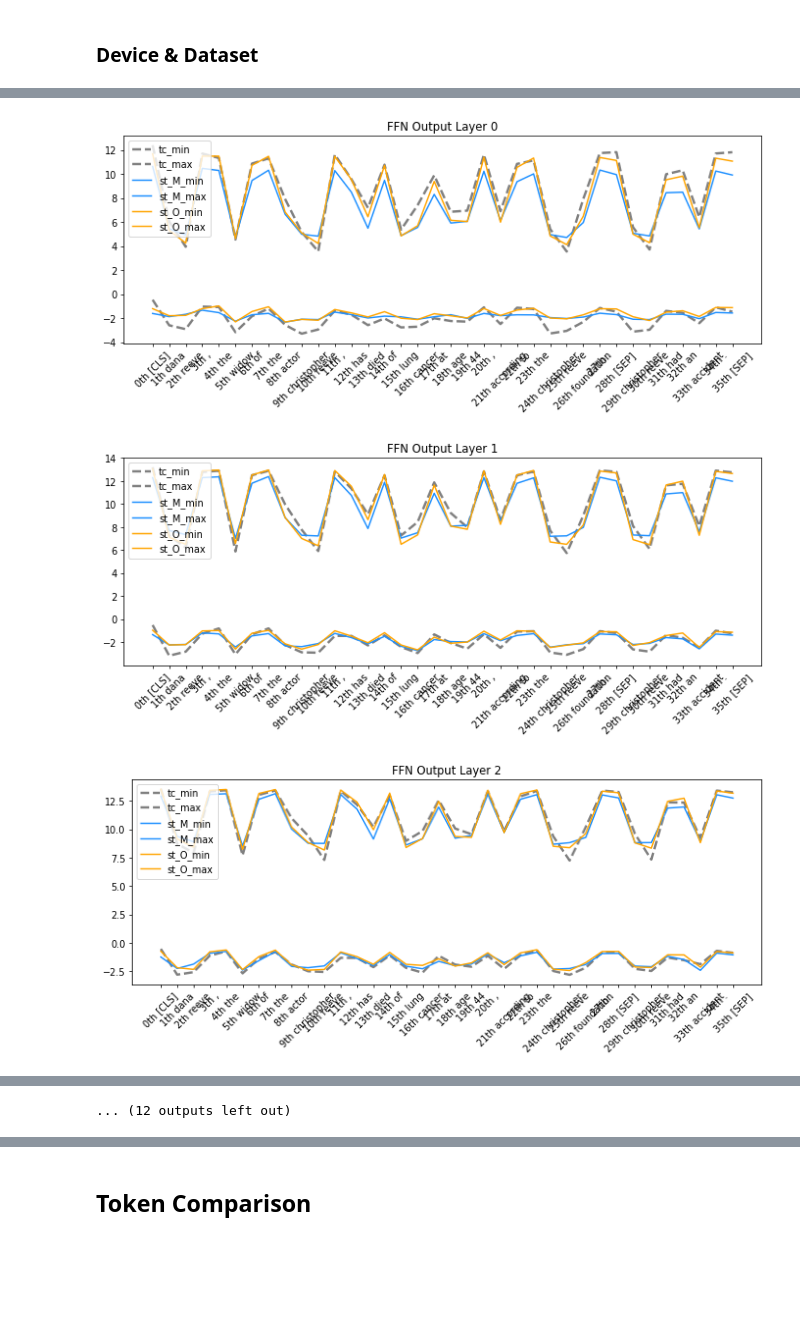
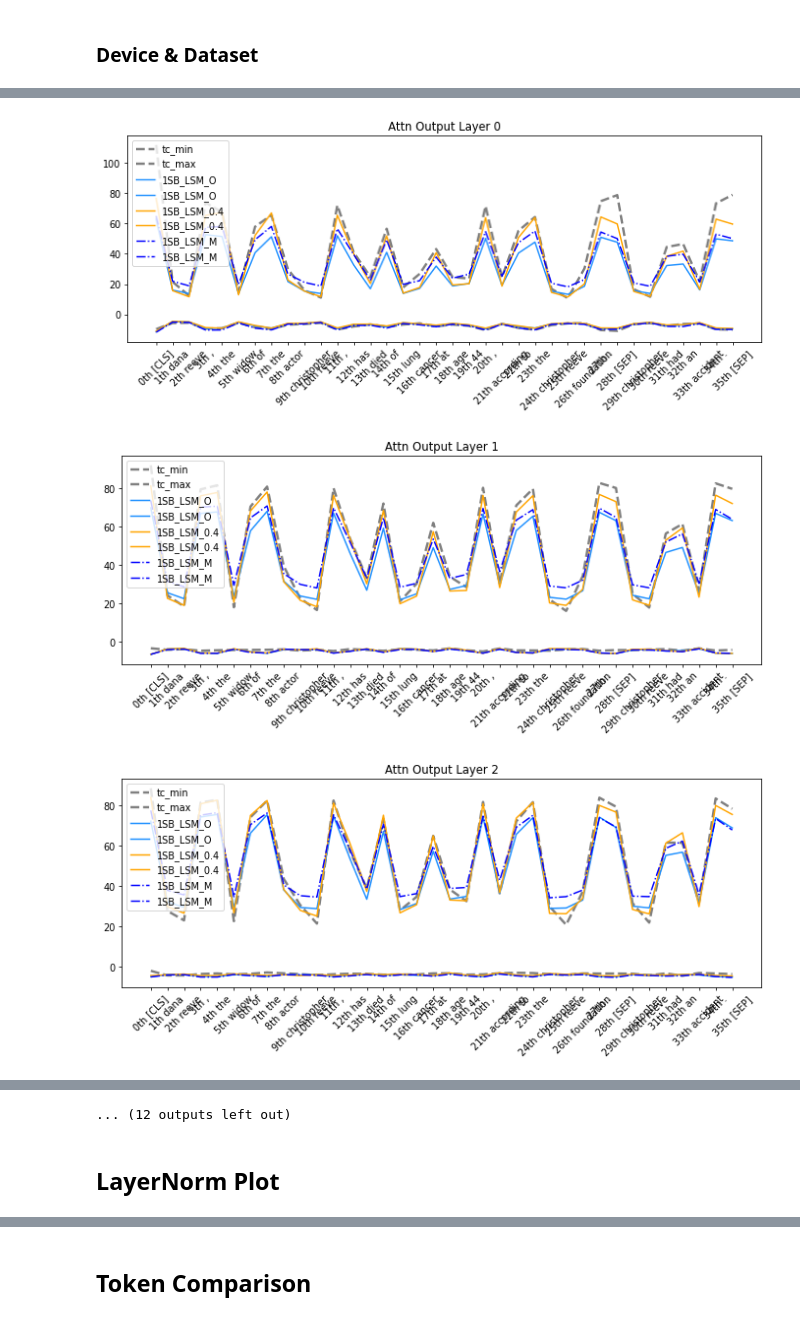
Before and after one commit to MarsJacobs/kd-qat-large-enc, a Jupyter notebook: Context_LN_Analysis.ipynb, the cells around one changed output, grey strips where cells are left out. Drawn from its saved outputs; the diff is of its cells as text; code cells hidden in the pictures; blank space fills up the shorter version.

```diff
--- a/Context_LN_Analysis.ipynb
+++ b/Context_LN_Analysis.ipynb
@@ -365,25 +366,25 @@ for st_model_name in model_list:
 # %%
 model_num = 0
 for l in range(layer_num):
     fig, ax = plt.subplots(1, 1, figsize=(12, 4), dpi=70)
     ax.plot(tokens, mag_dict[f"tc_min_{l}"], label="tc_min", color="gray", linewidth=2.5, linestyle="--")
     ax.plot(tokens, mag_dict[f"tc_max_{l}"], label="tc_max", color="gray", linewidth=2.5, linestyle="--")
     # ax.plot(tokens, mag_dict[f"tc_mean_{l}"], label="tc_mean", color="r")
 
-    ax.plot(tokens, mag_dict[f"0_min_{l}"], label="st_M_min", color="dodgerblue")
-    ax.plot(tokens, mag_dict[f"0_max_{l}"], label="st_M_max", color="dodgerblue")
+    ax.plot(tokens, mag_dict[f"0_min_{l}"], label="1SB_LSM_O", color="dodgerblue")
+    ax.plot(tokens, mag_dict[f"0_max_{l}"], label="1SB_LSM_O", color="dodgerblue")
 
-    ax.plot(tokens, mag_dict[f"1_min_{l}"], label="st_O_min", color="orange")
-    ax.plot(tokens, mag_dict[f"1_max_{l}"], label="st_O_max", color="orange")
+    ax.plot(tokens, mag_dict[f"1_min_{l}"], label="1SB_LSM_0.4", color="orange")
+    ax.plot(tokens, mag_dict[f"1_max_{l}"], label="1SB_LSM_0.4", color="orange")
 
-    # ax.plot(tokens, mag_dict[f"2_min_{l}"], label="st_I_O_min", color="r", linestyle="-.")
-    # ax.plot(tokens, mag_dict[f"2_max_{l}"], label="st_I_O_max", color="r", linestyle="-.")
+    ax.plot(tokens, mag_dict[f"2_min_{l}"], label="1SB_LSM_M", color="b", linestyle="-.")
+    ax.plot(tokens, mag_dict[f"2_max_{l}"], label="1SB_LSM_M", color="b", linestyle="-.")
     # ax.plot(tokens, mag_dict[f"{model_num}_mean_{l}"], label="st_mean", color="dodgerblue")
-    ax.set_title(f"FFN Output Layer {l}")
+    ax.set_title(f"Attn Output Layer {l}")
     ax.legend(loc=2)
     plt.xticks(rotation=45)
     plt.show()
 # %% [output]
-[figure, old version]
+[figure, new version]
-[figure, old version]
+[figure, new version]
-[figure, old version]
+[figure, new version]
@@ -399 +400,3 @@ for l in range(layer_num):
 ... (12 outputs left out)
+# %% [markdown]
+## LayerNorm Plot
```
Also changed, not shown: parts of 11 cells of this notebook, 8 other files.
